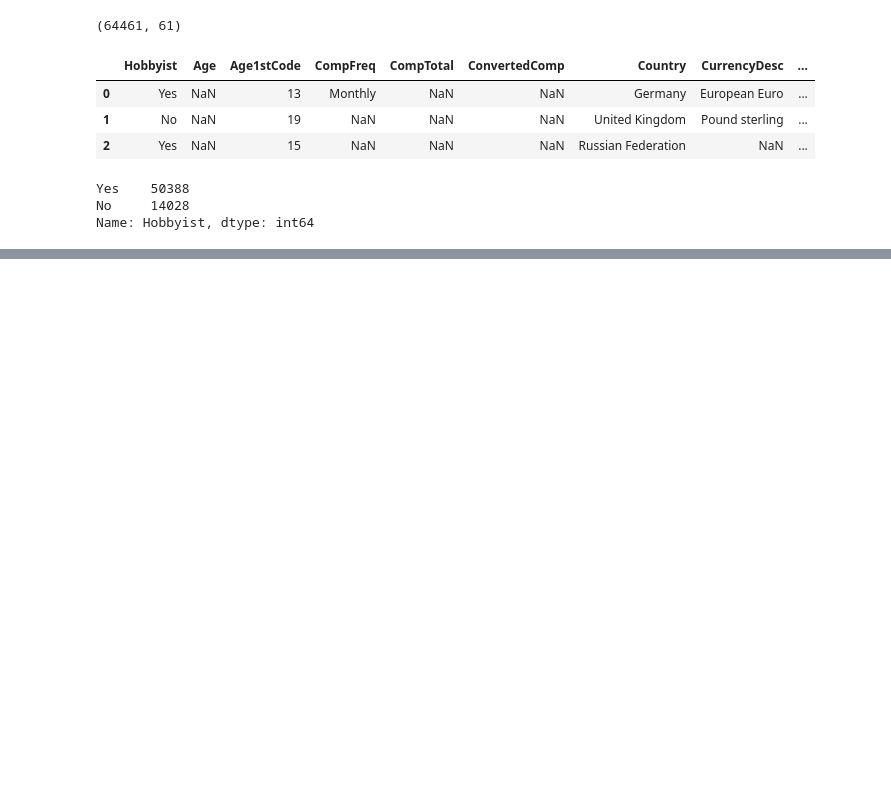
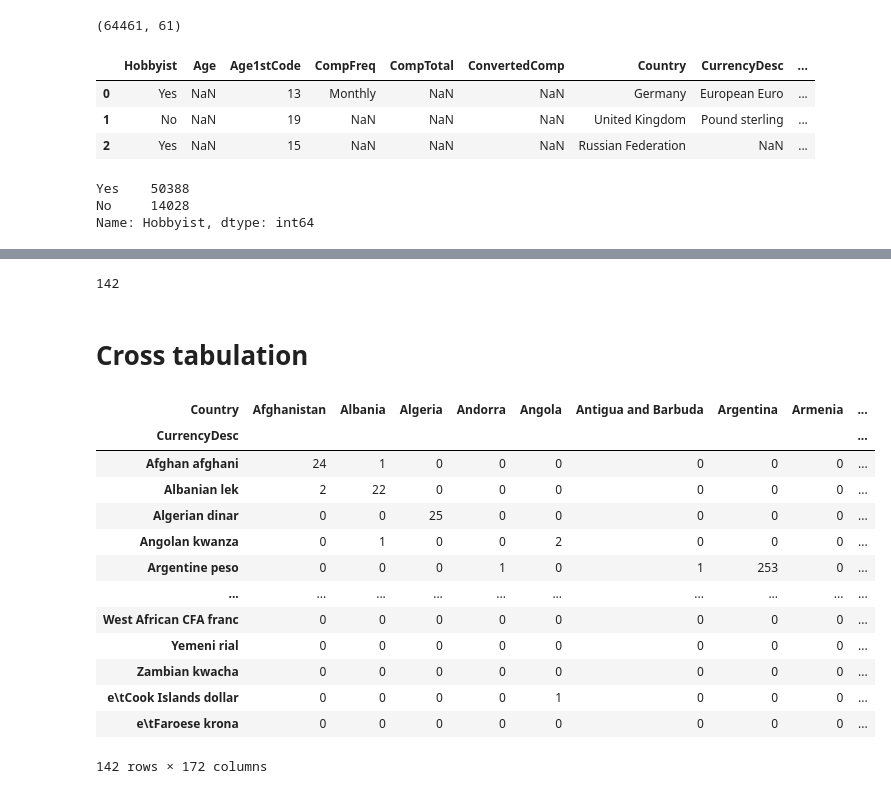
Before and after one commit to Jasurbek16/Learn-Python, a Jupyter notebook: Pandas/2-DataFrames_Series.ipynb, the cells around one changed output, grey strips where cells are left out. Cells and saved outputs as stored; diff of their text form; code cells hidden in the pictures; blank space fills up the shorter version.

```diff
--- a/Pandas/2-DataFrames_Series.ipynb
+++ b/Pandas/2-DataFrames_Series.ipynb
@@ -135,0 +168,25 @@ Name: Hobbyist, dtype: int64
+# %%
+df.CurrencyDesc.nunique()
+# ^ the # of unique values
+# %% [output]
+142
+# %% [markdown]
+# Cross tabulation
+# %%
+pd.crosstab(df.CurrencyDesc, df.Country)
+# ^ a tally account of how many people belong to each combination of currency and country
+# %% [output]
+| Country | Afghanistan | Albania | Algeria | Andorra | Angola | Antigua and Barbuda | Argentina | Armenia | ... |
+| CurrencyDesc |  |  |  |  |  |  |  |  | ... |
+| Afghan afghani | 24 | 1 | 0 | 0 | 0 | 0 | 0 | 0 | ... |
+| Albanian lek | 2 | 22 | 0 | 0 | 0 | 0 | 0 | 0 | ... |
+| Algerian dinar | 0 | 0 | 25 | 0 | 0 | 0 | 0 | 0 | ... |
+| Angolan kwanza | 0 | 1 | 0 | 0 | 2 | 0 | 0 | 0 | ... |
+| Argentine peso | 0 | 0 | 0 | 1 | 0 | 1 | 253 | 0 | ... |
+| ... | ... | ... | ... | ... | ... | ... | ... | ... | ... |
+| West African CFA franc | 0 | 0 | 0 | 0 | 0 | 0 | 0 | 0 | ... |
+| Yemeni rial | 0 | 0 | 0 | 0 | 0 | 0 | 0 | 0 | ... |
+| Zambian kwacha | 0 | 0 | 0 | 0 | 0 | 0 | 0 | 0 | ... |
+| e\tCook Islands dollar | 0 | 0 | 0 | 0 | 1 | 0 | 0 | 0 | ... |
+| e\tFaroese krona | 0 | 0 | 0 | 0 | 0 | 0 | 0 | 0 | ... |
+142 rows × 172 columns
```
Also changed, not shown: parts of 8 cells of this notebook, 9 other files.
